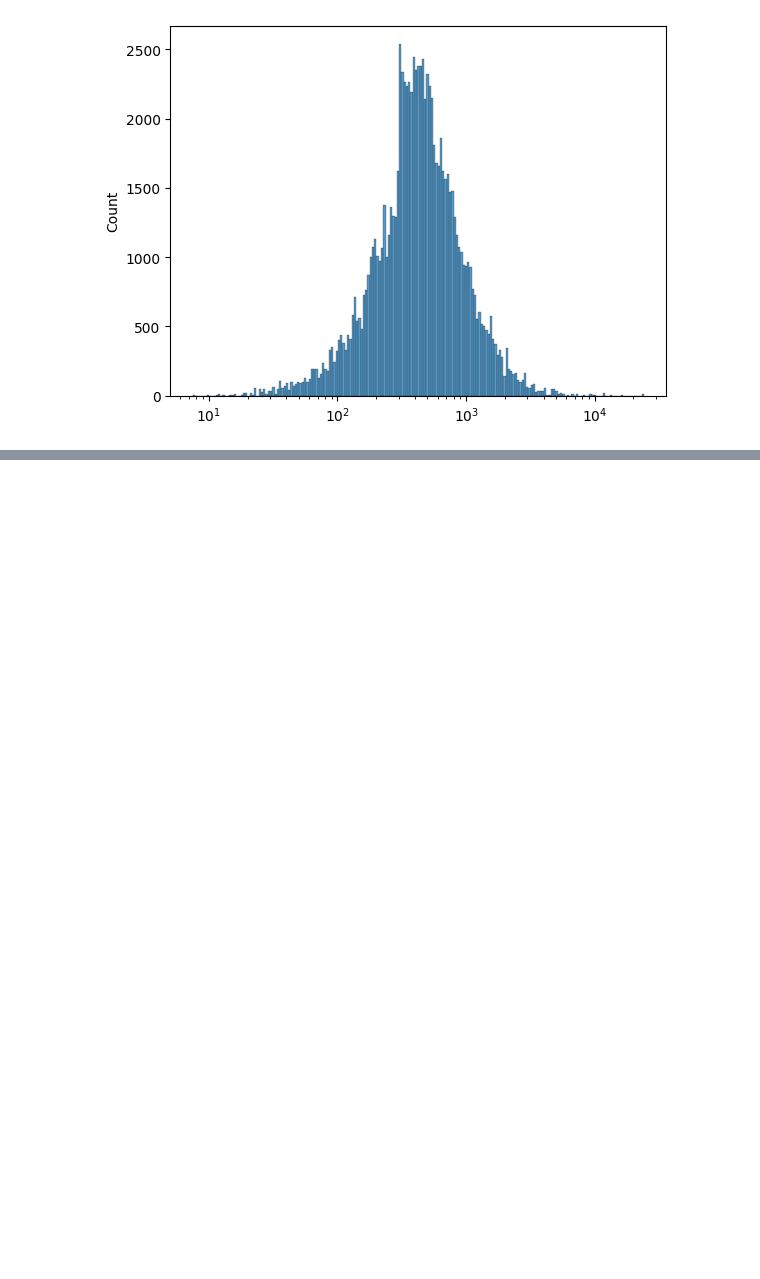
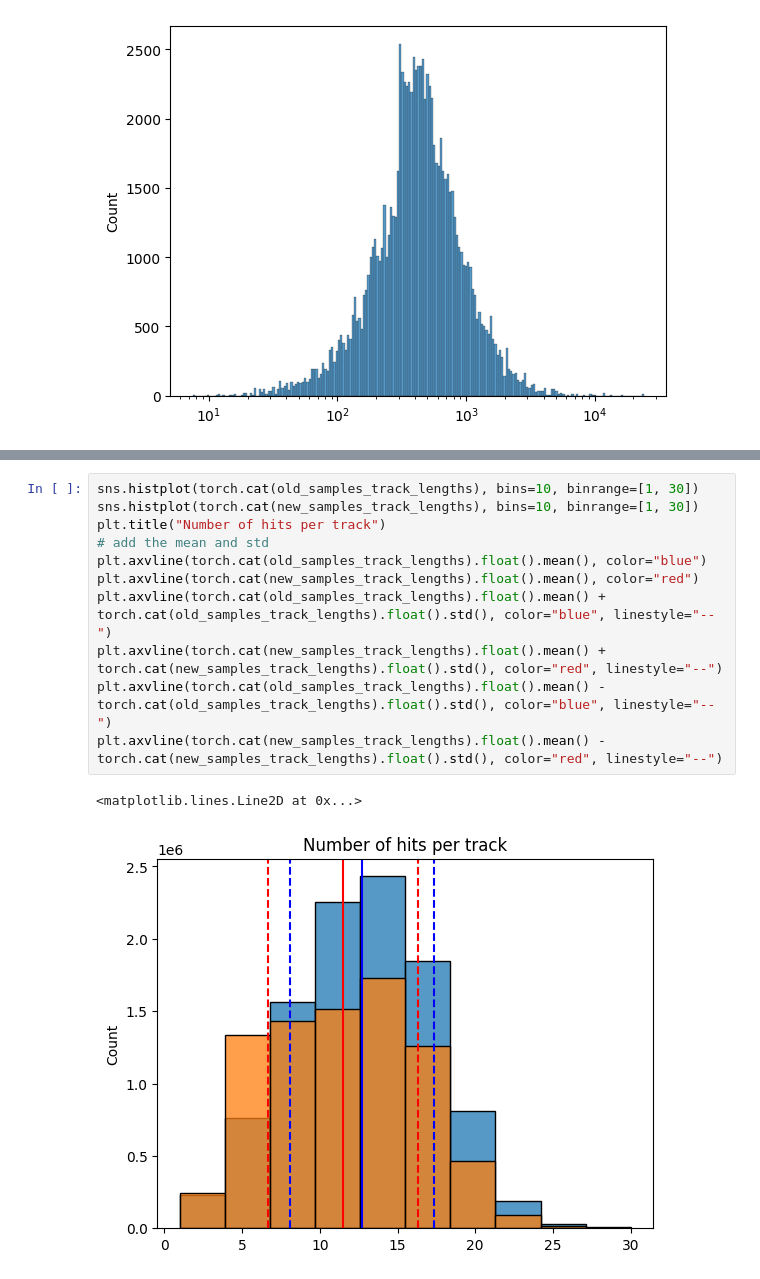
Before and after one commit to GNN4ITkTeam/CommonFramework, a Jupyter notebook: notebooks/testing/6-DM-NewSampleExplore.ipynb, the cells around one changed output, grey strips where cells are left out. Drawn from its saved outputs; the diff is of its cells as text; blank space fills up the shorter version.

```diff
--- a/notebooks/testing/6-DM-NewSampleExplore.ipynb
+++ b/notebooks/testing/6-DM-NewSampleExplore.ipynb
@@ -107,0 +165,14 @@ sns.histplot(graph.nhits)
+# %%
+sns.histplot(torch.cat(old_samples_track_lengths), bins=10, binrange=[1, 30])
+sns.histplot(torch.cat(new_samples_track_lengths), bins=10, binrange=[1, 30])
+plt.title("Number of hits per track")
+# add the mean and std
+plt.axvline(torch.cat(old_samples_track_lengths).float().mean(), color="blue")
+plt.axvline(torch.cat(new_samples_track_lengths).float().mean(), color="red")
+plt.axvline(torch.cat(old_samples_track_lengths).float().mean() + torch.cat(old_samples_track_lengths).float().std(), color="blue", linestyle="--")
+plt.axvline(torch.cat(new_samples_track_lengths).float().mean() + torch.cat(new_samples_track_lengths).float().std(), color="red", linestyle="--")
+plt.axvline(torch.cat(old_samples_track_lengths).float().mean() - torch.cat(old_samples_track_lengths).float().std(), color="blue", linestyle="--")
+plt.axvline(torch.cat(new_samples_track_lengths).float().mean() - torch.cat(new_samples_track_lengths).float().std(), color="red", linestyle="--")
+# %% [output]
+<matplotlib.lines.Line2D at 0x...>
+[figure, added]
```
Also changed, not shown: parts of 24 cells of this notebook, 1 other file.
